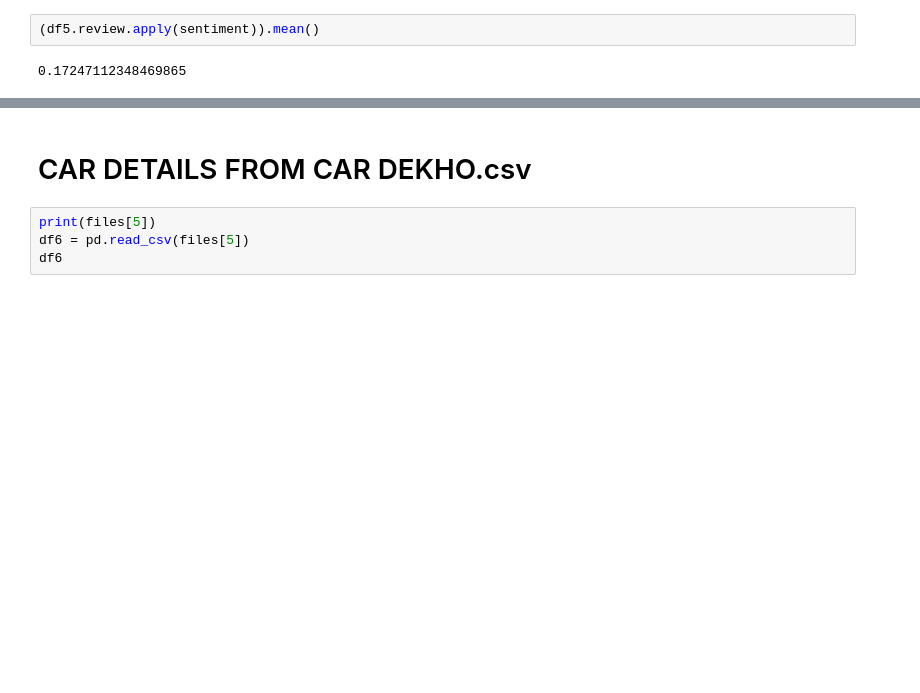
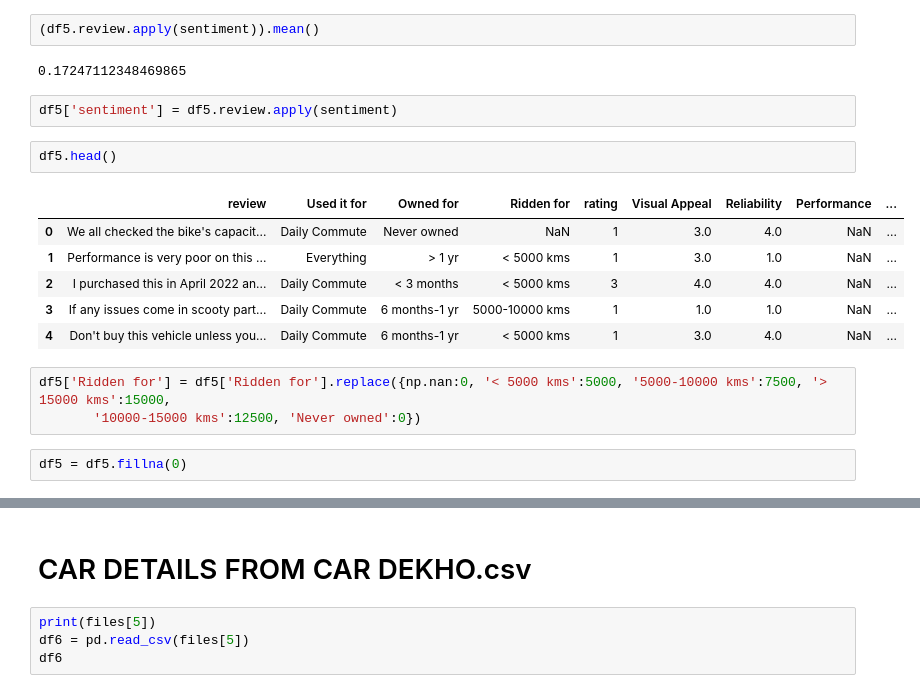
Before and after one commit to Adhiban1/EV-Market-Segmentation, a Jupyter notebook: main.ipynb, the cells around one changed output, grey strips where cells are left out. Cells and saved outputs as stored; diff of their text form; blank space fills up the shorter version.

```diff
--- a/main.ipynb
+++ b/main.ipynb
@@ -615,3 +619,19 @@ def sentiment(text):
 (df5.review.apply(sentiment)).mean()
 # %% [output]
 0.17247112348469865
+# %%
+df5['sentiment'] = df5.review.apply(sentiment)
+# %%
+df5.head()
+# %% [output]
+|  | review | Used it for | Owned for | Ridden for | rating | Visual Appeal | Reliability | Performance | ... |
+| 0 | We all checked the bike's capacit... | Daily Commute | Never owned | NaN | 1 | 3.0 | 4.0 | NaN | ... |
+| 1 | Performance is very poor on this ... | Everything | > 1 yr | < 5000 kms | 1 | 3.0 | 1.0 | NaN | ... |
+| 2 | I purchased this in April 2022 an... | Daily Commute | < 3 months | < 5000 kms | 3 | 4.0 | 4.0 | NaN | ... |
+| 3 | If any issues come in scooty part... | Daily Commute | 6 months-1 yr | 5000-10000 kms | 1 | 1.0 | 1.0 | NaN | ... |
+| 4 | Don't buy this vehicle unless you... | Daily Commute | 6 months-1 yr | < 5000 kms | 1 | 3.0 | 4.0 | NaN | ... |
+# %%
+df5['Ridden for'] = df5['Ridden for'].replace({np.nan:0, '< 5000 kms':5000, '5000-10000 kms':7500, '> 15000 kms':15000,
+       '10000-15000 kms':12500, 'Never owned':0})
+# %%
+df5 = df5.fillna(0)
```
Also changed, not shown: parts of 16 cells of this notebook, 1 other file.
